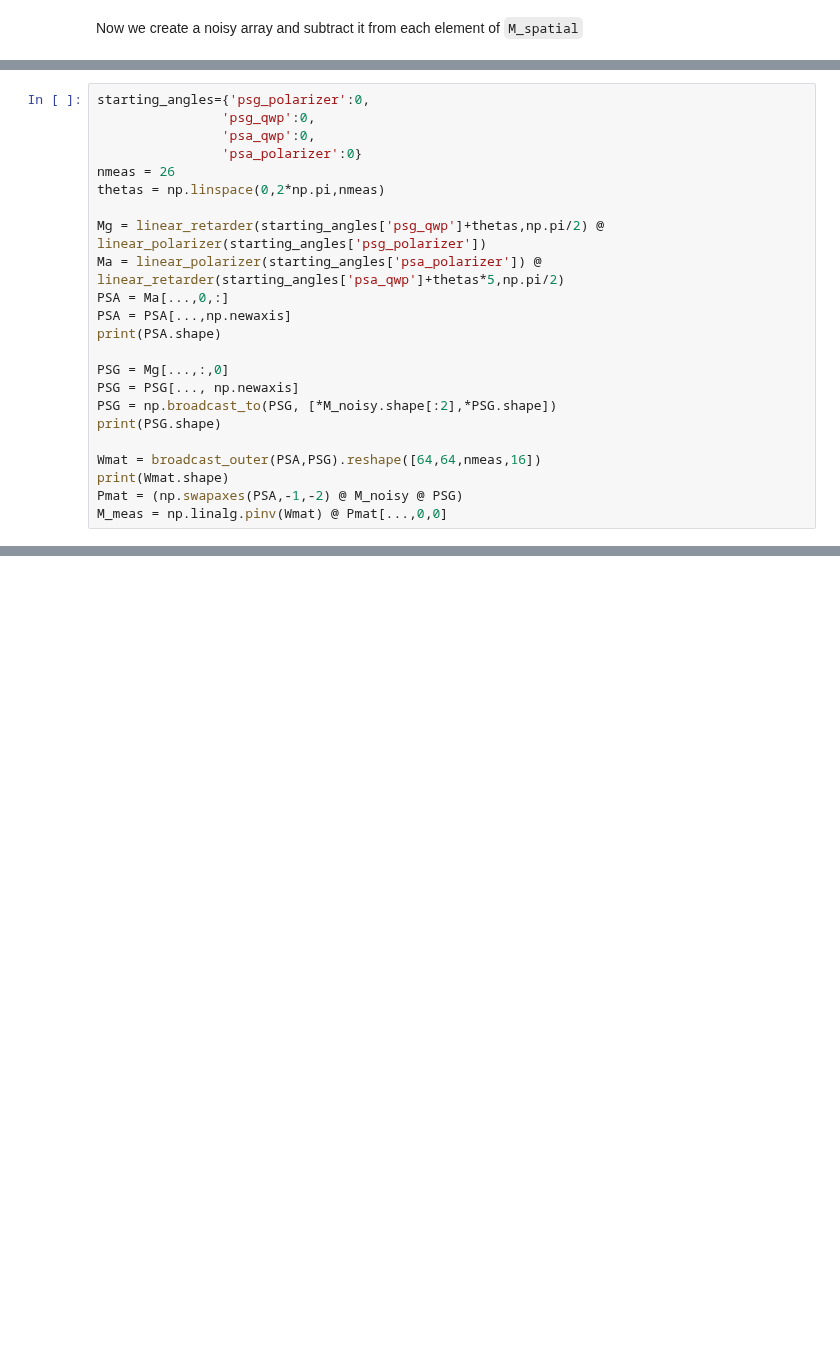
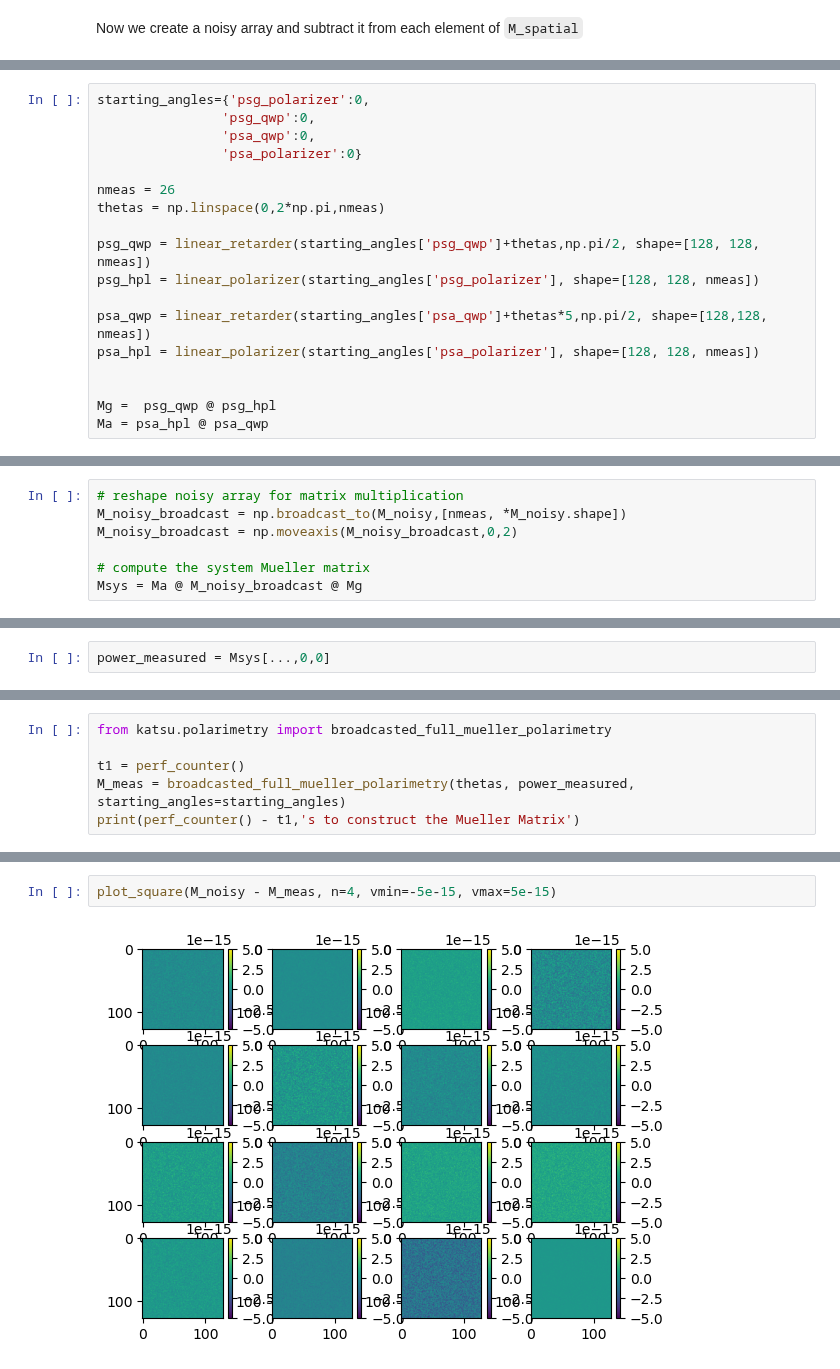
Before and after one commit to Jashcraf/katsu, a Jupyter notebook: BroadcastedPolarimetry.ipynb, the cells around one changed output, grey strips where cells are left out. Saved outputs shown, nothing was run; the diff lists cells and outputs as text; blank space fills up the shorter version.

Commit message:
Broadcasted Mueller finalized with demo

```diff
--- a/BroadcastedPolarimetry.ipynb
+++ b/BroadcastedPolarimetry.ipynb
@@ -112,21 +108,16 @@ starting_angles={'psg_polarizer':0,
                 'psg_qwp':0,
                 'psa_qwp':0,
                 'psa_polarizer':0}
+
 nmeas = 26
 thetas = np.linspace(0,2*np.pi,nmeas)
 
-Mg = linear_retarder(starting_angles['psg_qwp']+thetas,np.pi/2) @ linear_polarizer(starting_angles['psg_polarizer'])
-Ma = linear_polarizer(starting_angles['psa_polarizer']) @ linear_retarder(starting_angles['psa_qwp']+thetas*5,np.pi/2)
-PSA = Ma[...,0,:]
-PSA = PSA[...,np.newaxis]
-print(PSA.shape)
+psg_qwp = linear_retarder(starting_angles['psg_qwp']+thetas,np.pi/2, shape=[128, 128, nmeas])
+psg_hpl = linear_polarizer(starting_angles['psg_polarizer'], shape=[128, 128, nmeas])
 
-PSG = Mg[...,:,0]
-PSG = PSG[..., np.newaxis]
-PSG = np.broadcast_to(PSG, [*M_noisy.shape[:2],*PSG.shape])
-print(PSG.shape)
+psa_qwp = linear_retarder(starting_angles['psa_qwp']+thetas*5,np.pi/2, shape=[128,128, nmeas])
+psa_hpl = linear_polarizer(starting_angles['psa_polarizer'], shape=[128, 128, nmeas])
 
-Wmat = broadcast_outer(PSA,PSG).reshape([64,64,nmeas,16])
-print(Wmat.shape)
-Pmat = (np.swapaxes(PSA,-1,-2) @ M_noisy @ PSG)
-M_meas = np.linalg.pinv(Wmat) @ Pmat[...,0,0]
+
+Mg =  psg_qwp @ psg_hpl
+Ma = psa_hpl @ psa_qwp
@@ -160,0 +126,7 @@ AttributeError: 'int' object has no attribute 'shape'
+# %%
+# reshape noisy array for matrix multiplication
+M_noisy_broadcast = np.broadcast_to(M_noisy,[nmeas, *M_noisy.shape])
+M_noisy_broadcast = np.moveaxis(M_noisy_broadcast,0,2)
+
+# compute the system Mueller matrix
+Msys = Ma @ M_noisy_broadcast @ Mg
@@ -160,0 +135,2 @@ AttributeError: 'int' object has no attribute 'shape'
+# %%
+power_measured = Msys[...,0,0]
@@ -160,0 +139,6 @@ AttributeError: 'int' object has no attribute 'shape'
+# %%
+from katsu.polarimetry import broadcasted_full_mueller_polarimetry
+
+t1 = perf_counter()
+M_meas = broadcasted_full_mueller_polarimetry(thetas, power_measured, starting_angles=starting_angles)
+print(perf_counter() - t1,'s to construct the Mueller Matrix')
@@ -160,0 +149,4 @@ AttributeError: 'int' object has no attribute 'shape'
+# %%
+plot_square(M_noisy - M_meas, n=4, vmin=-5e-15, vmax=5e-15)
+# %% [output]
+[figure, added]
```
Also changed, not shown: parts of 22 cells of this notebook, 2 other files.
